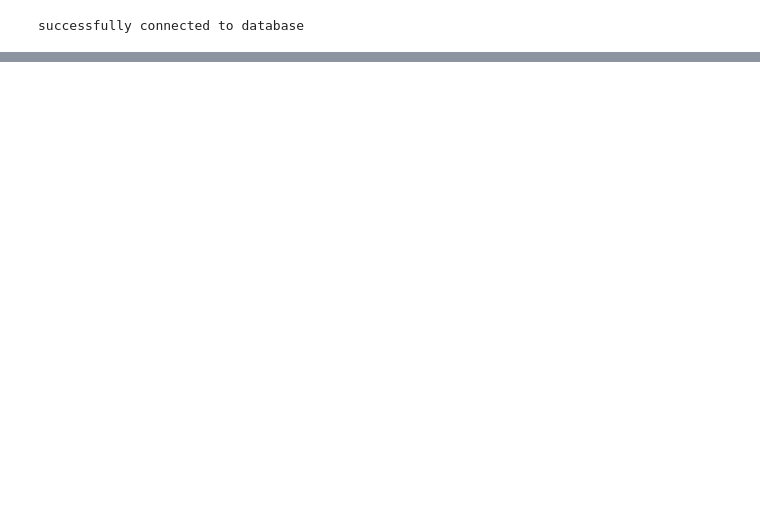
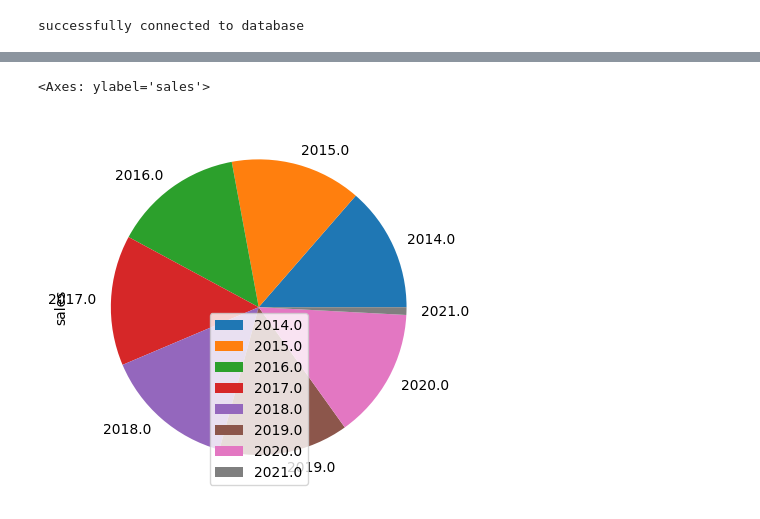
Before and after one commit to esrdlab-vinternship/HDA-Buet-vtraining-23, a Jupyter notebook: notebook/analytics/Olap.ipynb, the cells around one changed output, grey strips where cells are left out. Saved outputs shown, nothing was run; the diff lists cells and outputs as text; code cells hidden in the pictures; blank space fills up the shorter version.

```diff
--- a/notebook/analytics/Olap.ipynb
+++ b/notebook/analytics/Olap.ipynb
@@ -179,0 +273,10 @@ records
+# %%
+con = PostgresConnection().getConnection()
+cur = con.cursor()
+select_stmt = "SELECT t.year, SUM(f.total_price) " \
+                "FROM star_schema.fact_table f " \
+                "JOIN star_schema.time_dim t on t.time_key=f.time_key " \
+                "GROUP BY CUBE(t.year) " \
+                "ORDER BY t.year"
+cur.execute(select_stmt)
+records = cur.fetchall()
@@ -179,0 +297,3 @@ records
+# %%
+df_q1_3 = pd.DataFrame(records, columns=['year', 'sales'])
+df_q1_3
@@ -179,0 +311,3 @@ records
+# %%
+df_q1_3 = df_q1_3.drop(8)
+df_q1_3
@@ -179,0 +337,3 @@ records
+# %%
+df_q1_3 = df_q1_3.set_index(['year'])
+df_q1_3
@@ -179,0 +351,5 @@ records
+# %%
+df_q1_3.plot.pie(y='sales')
+# %% [output]
+<Axes: ylabel='sales'>
+[figure, added]
```
Also changed, not shown: parts of 66 cells of this notebook.
